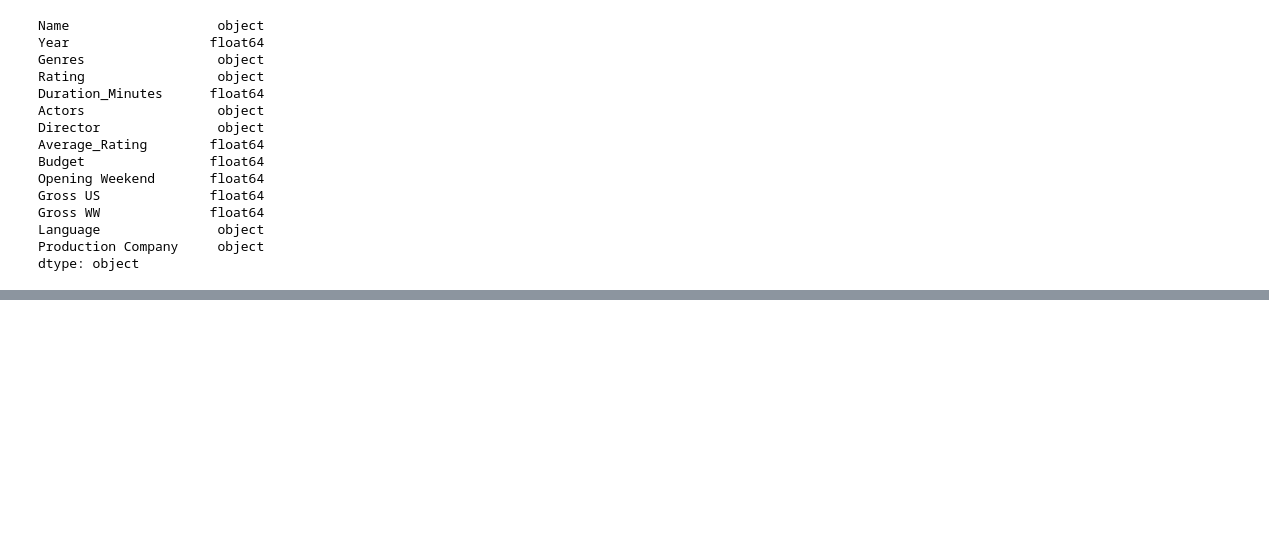
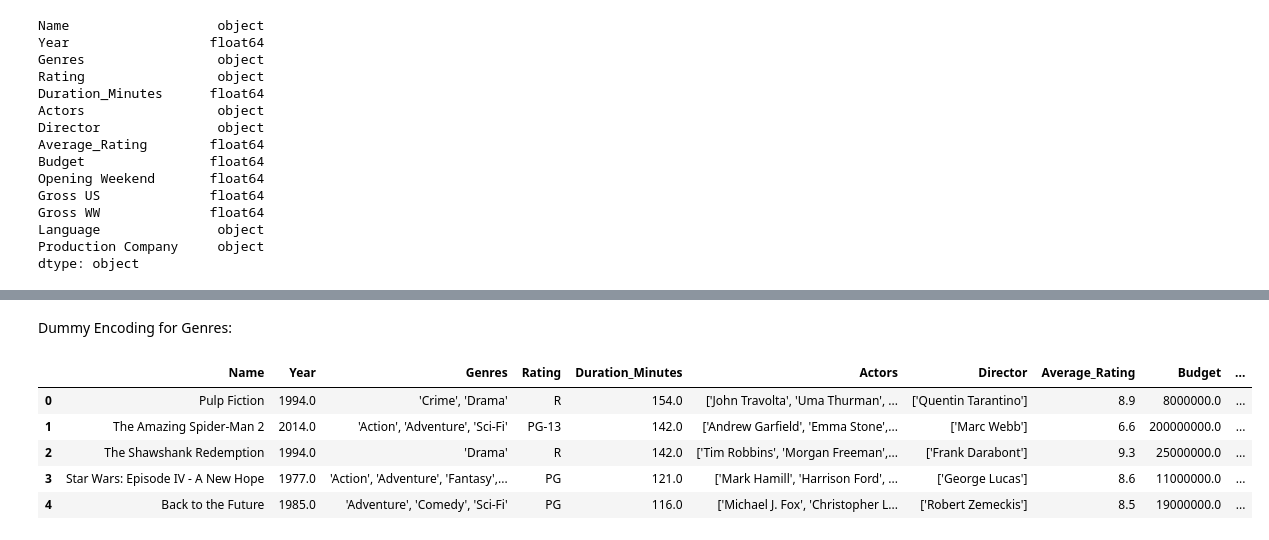
Before and after one commit to ZakBastiani/DataScienceProject2019, a Jupyter notebook: Data Processing.ipynb, the cells around one changed output, grey strips where cells are left out. Saved outputs shown, nothing was run; the diff lists cells and outputs as text; code cells hidden in the pictures; blank space fills up the shorter version.

```diff
--- a/Data Processing.ipynb
+++ b/Data Processing.ipynb
@@ -314,0 +230,13 @@ plt.show()
+# %% [markdown]
+Dummy Encoding for Genres:
+# %%
+movies["Genres"] = movies["Genres"].str.replace('[','')
+movies["Genres"] = movies["Genres"].str.replace(']','')
+movies.head()
+# %% [output]
+|  | Name | Year | Genres | Rating | Duration_Minutes | Actors | Director | Average_Rating | Budget | ... |
+| 0 | Pulp Fiction | 1994.0 | 'Crime', 'Drama' | R | 154.0 | ['John Travolta', 'Uma Thurman', ... | ['Quentin Tarantino'] | 8.9 | 8000000.0 | ... |
+| 1 | The Amazing Spider-Man 2 | 2014.0 | 'Action', 'Adventure', 'Sci-Fi' | PG-13 | 142.0 | ['Andrew Garfield', 'Emma Stone',... | ['Marc Webb'] | 6.6 | 200000000.0 | ... |
+| 2 | The Shawshank Redemption | 1994.0 | 'Drama' | R | 142.0 | ['Tim Robbins', 'Morgan Freeman',... | ['Frank Darabont'] | 9.3 | 25000000.0 | ... |
+| 3 | Star Wars: Episode IV - A New Hope | 1977.0 | 'Action', 'Adventure', 'Fantasy',... | PG | 121.0 | ['Mark Hamill', 'Harrison Ford', ... | ['George Lucas'] | 8.6 | 11000000.0 | ... |
+| 4 | Back to the Future | 1985.0 | 'Adventure', 'Comedy', 'Sci-Fi' | PG | 116.0 | ['Michael J. Fox', 'Christopher L... | ['Robert Zemeckis'] | 8.5 | 19000000.0 | ... |
```
Also changed, not shown: parts of 30 cells of this notebook.
